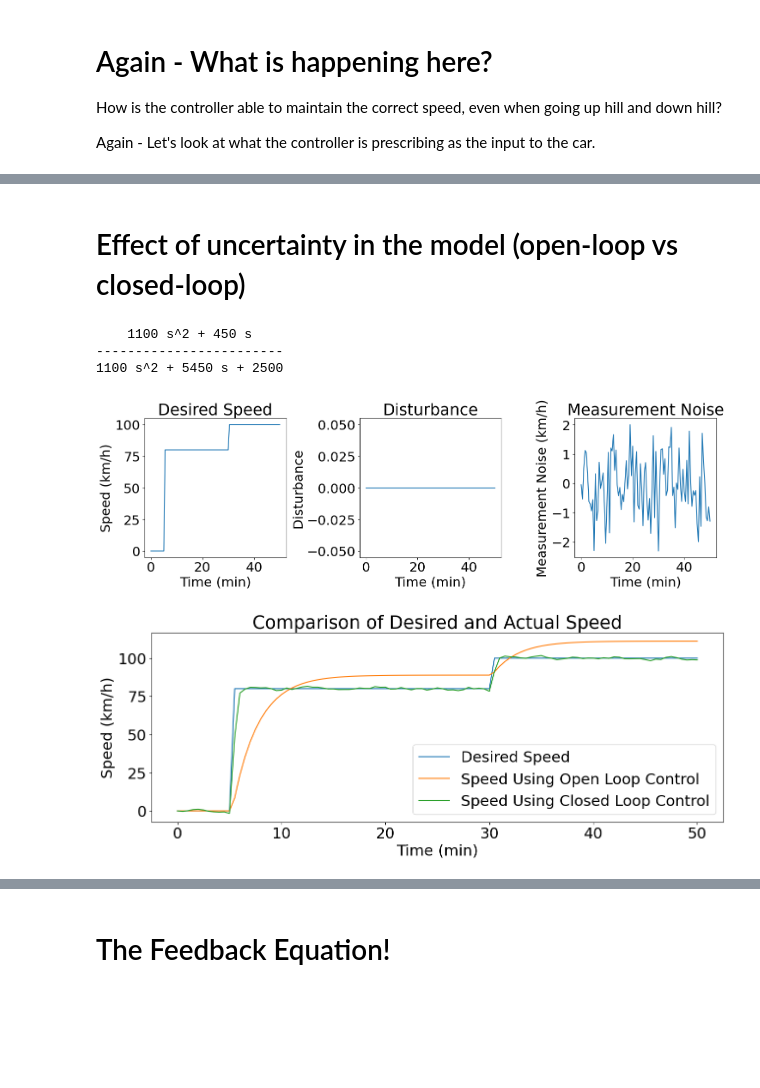
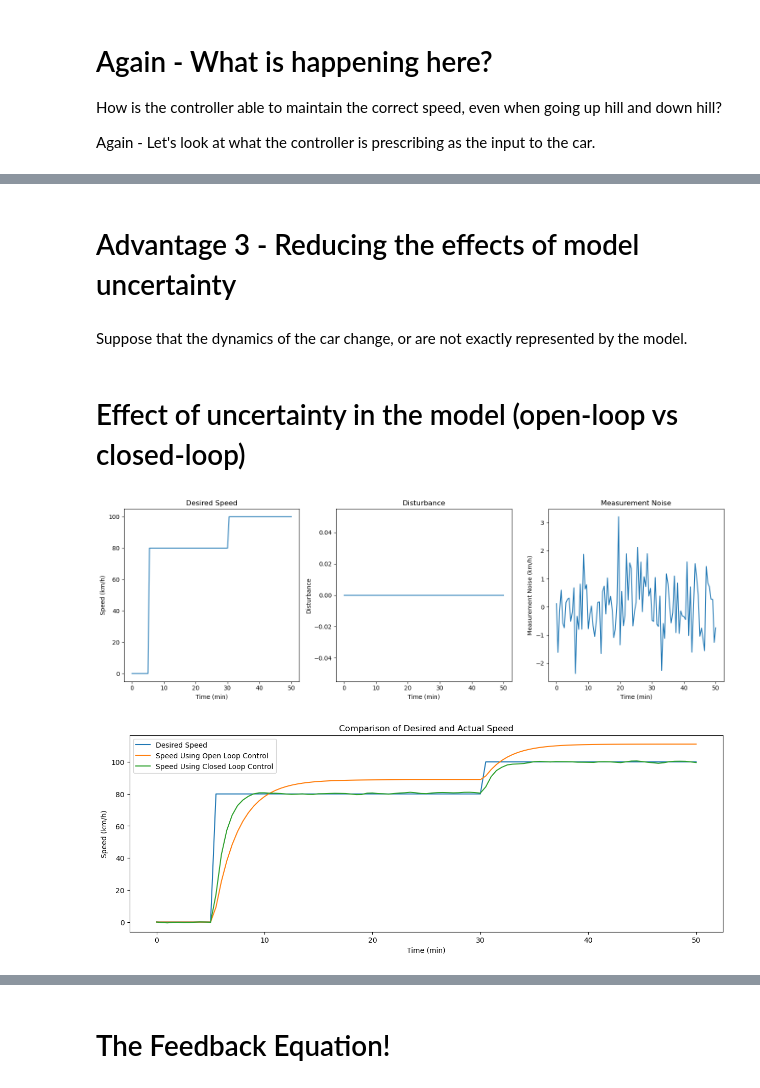
Before and after one commit to issam-akhtar/ENEL44-Unit-2---Intro-to-control, a Jupyter notebook: sensitivity function.ipynb, the cells around one changed output, grey strips where cells are left out. Saved outputs shown, nothing was run; the diff lists cells and outputs as text; code cells hidden in the pictures; blank space fills up the shorter version.

```diff
--- a/sensitivity function.ipynb
+++ b/sensitivity function.ipynb
@@ -134,8 +133,9 @@ k = 500 #Ns/m
 s = ct.tf('s')
 Car = 1/(m*s+k)
 
-# Controller (for cruise control)
-K = 5*(m*s+k)/s
+# Controller (for cruise control) For this lecture, I have designed this controller.
+# In the remainder of this course, you will learn how to design this type of controller.
+K = 1*(m*s+k)/s
 # %% [markdown]
 # In Class Activity
 
@@ -319,18 +392,29 @@ ax.legend()
+# %% [markdown]
+# Advantage 3 - Reducing the effects of model uncertainty
+# %% [markdown]
+Suppose that the dynamics of the car change, or are not exactly represented by the model.
 # %% [markdown]
 # Effect of uncertainty in the model (open-loop vs closed-loop)
 # %%
 k = 500
 k_new = 450
 
 Car_changed = 1/(m*s+k_new)
 
-y_closed_loop, u_closed_loop = cu.sim_closed_loop(Car_changed,K,t,r,d,n)
-y_open_loop = cu.sim_open_loop(Car_changed,t,r*k,d)
 
-cu.make_open_and_closed_loop_plots(t,r,d,n,y_closed_loop,y_open_loop)
+t = np.linspace(0, 50, 101)
+r = [0 if ti <= 5 else
+     80 if ti <= 30 else
+     100 for ti in t]
+r = np.array(r)
+d = np.zeros(101)
+n = np.random.randn(101)
+
+
+y_closed_loop, u_closed_loop = eu.enel441_sim_closed_loop(Car_changed,K,t,r,d,n)
+y_open_loop = eu.enel441_sim_open_loop(Car_changed,t,r*k,d)
+
+eu.enel441_make_open_and_closed_loop_plots(t,r,d,n,y_closed_loop,y_open_loop)
 # %% [output]
-    1100 s^2 + 450 s
-------------------------
-1100 s^2 + 5450 s + 2500
-[figure, old version]
+[figure, new version]
-[figure, old version]
+[figure, new version]
```
Also changed, not shown: parts of 39 cells of this notebook, 4 other files.
